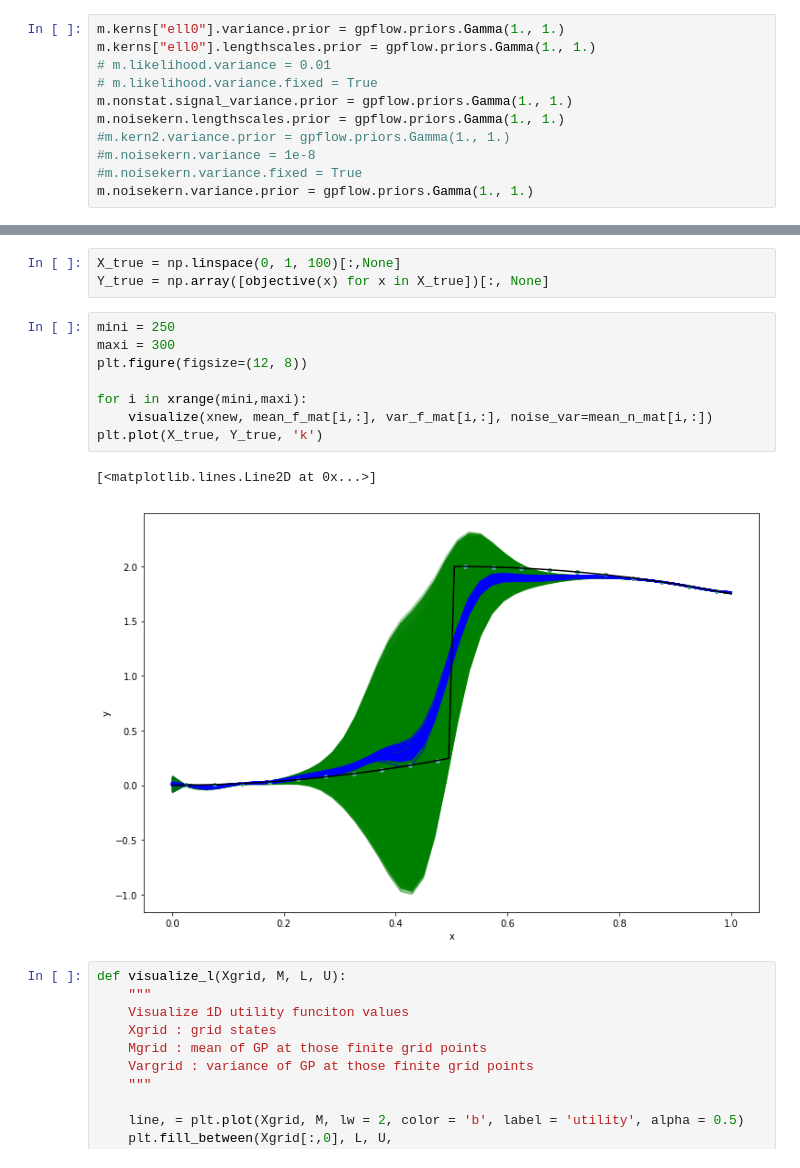
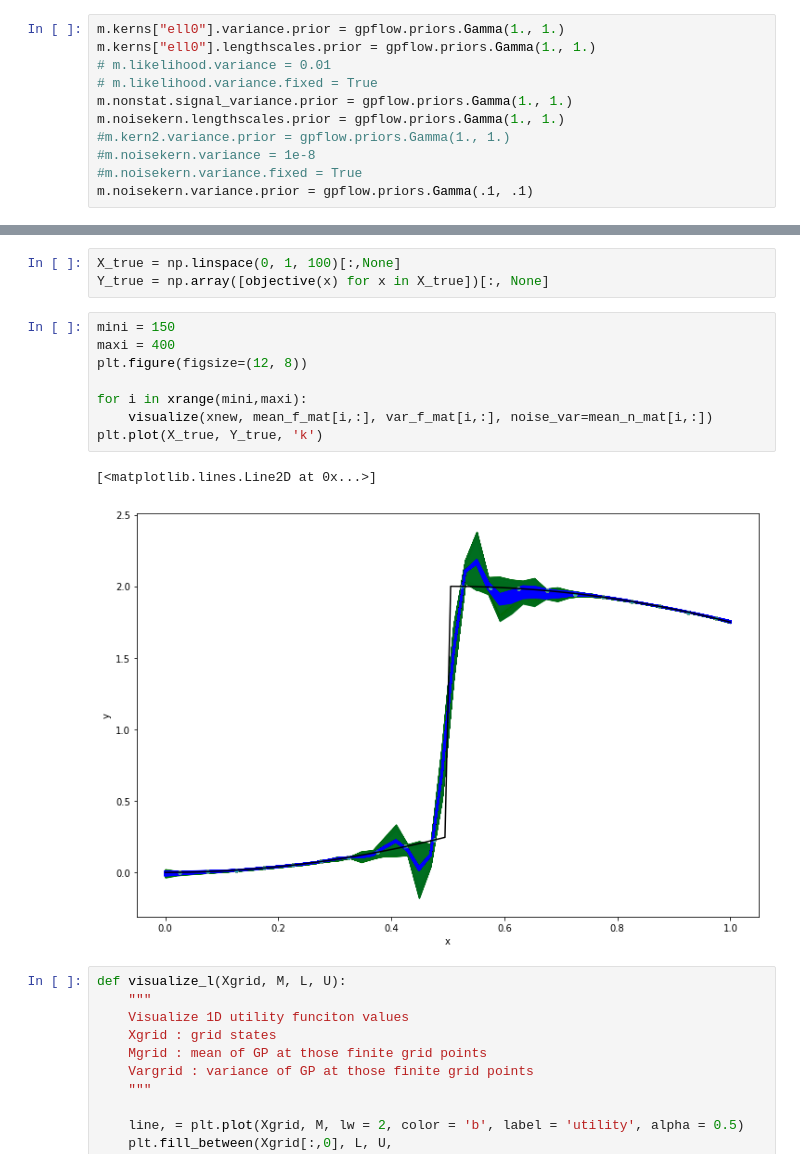
Before and after one commit to nawalgao/AdaptiveGPFlow, a Jupyter notebook: notebooks/adaptive_l_ex2.ipynb, the cells around one changed output, grey strips where cells are left out. Saved outputs shown, nothing was run; the diff lists cells and outputs as text.

Commit message:
noise var with discontinuity 2

```diff
--- a/notebooks/adaptive_l_ex2.ipynb
+++ b/notebooks/adaptive_l_ex2.ipynb
@@ -57,7 +57,7 @@ m.noisekern.lengthscales.prior = gpflow.priors.Gamma(1., 1.)
 #m.kern2.variance.prior = gpflow.priors.Gamma(1., 1.)
 #m.noisekern.variance = 1e-8
 #m.noisekern.variance.fixed = True
-m.noisekern.variance.prior = gpflow.priors.Gamma(1., 1.)
+m.noisekern.variance.prior = gpflow.priors.Gamma(.1, .1)
 # %%
 m.optimize(maxiter=500) # start near MAP
 # %% [output]
@@ -163,16 +156,16 @@ def visualize(Xgrid, Mgrid, Vargrid, noise_var):
 X_true = np.linspace(0, 1, 100)[:,None]
 Y_true = np.array([objective(x) for x in X_true])[:, None]
 # %%
-mini = 250
-maxi = 300
+mini = 150
+maxi = 400
 plt.figure(figsize=(12, 8))
 
 for i in xrange(mini,maxi):
     visualize(xnew, mean_f_mat[i,:], var_f_mat[i,:], noise_var=mean_n_mat[i,:])
 plt.plot(X_true, Y_true, 'k')
 # %% [output]
 [<matplotlib.lines.Line2D at 0x...>]
-[figure, old version]
+[figure, new version]
 # %%
 def visualize_l(Xgrid, M, L, U):
     """
```
Also changed, not shown: parts of 3 cells of this notebook.
